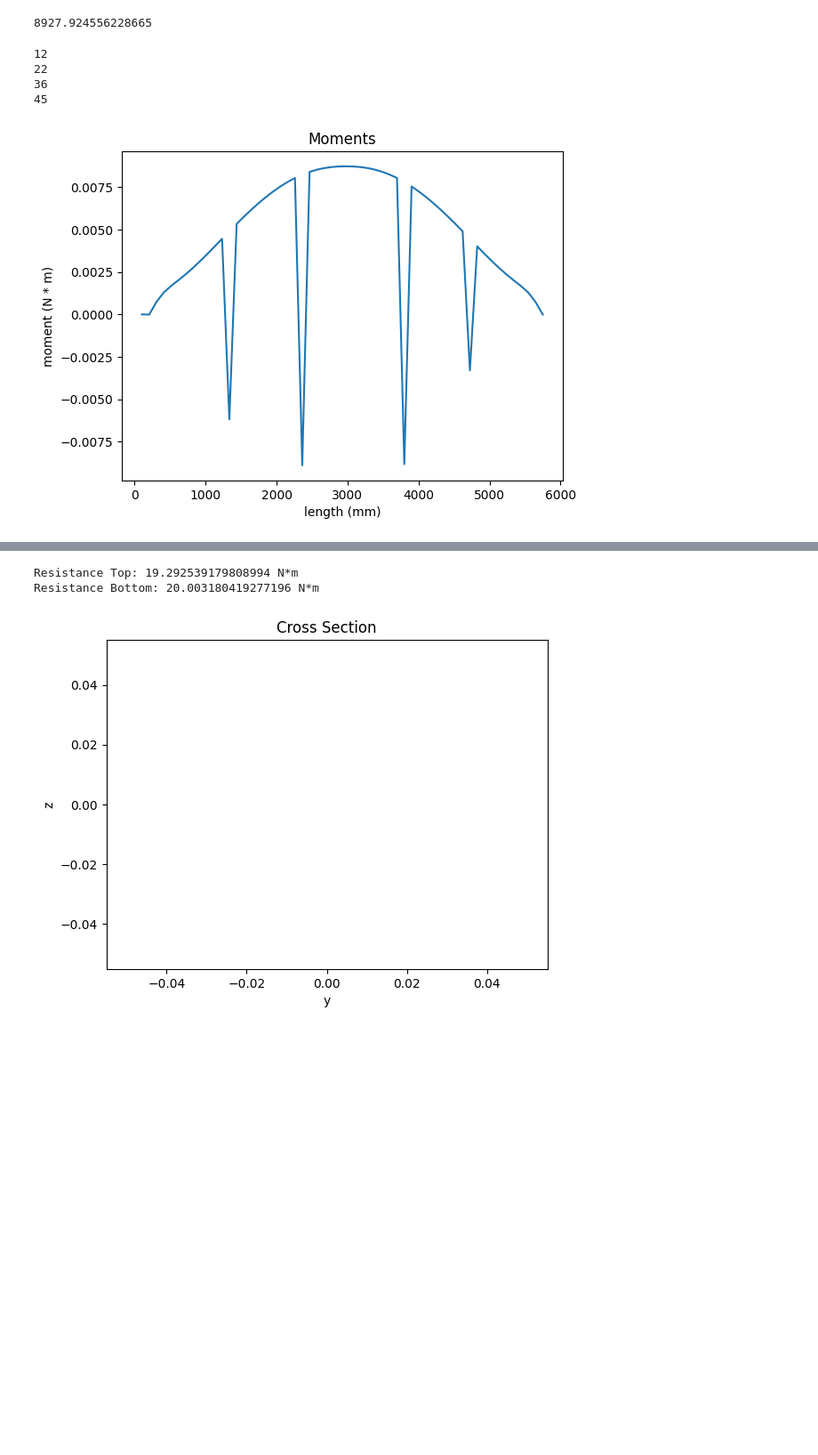
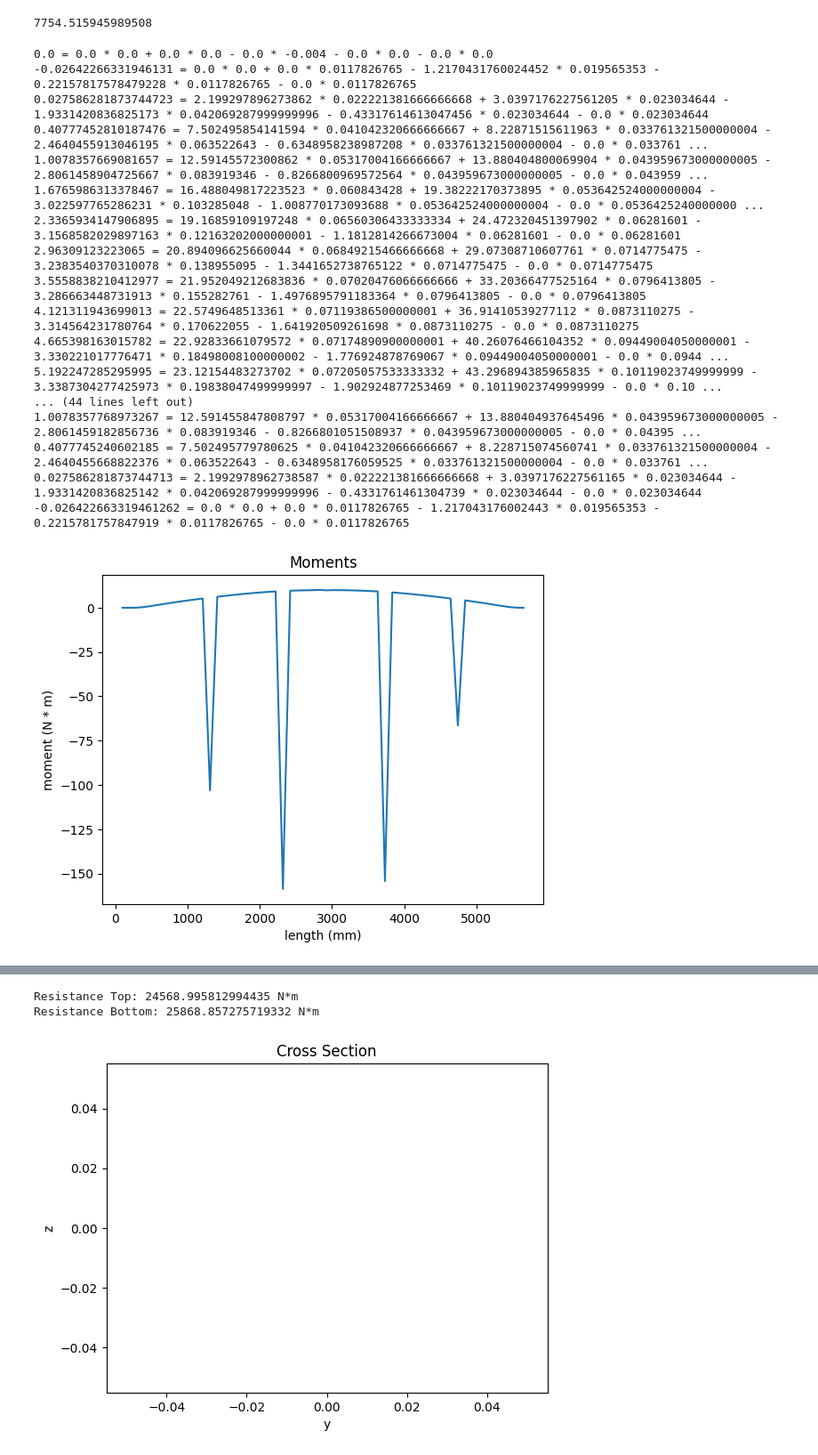
Before and after one commit to UWaterlooConcreteCanoe/Structural_Analysis, a Jupyter notebook: Transverse_Bending.ipynb, the cells around one changed output, grey strips where cells are left out. Shown at 89% size. Saved outputs shown, nothing was run; the diff lists cells and outputs as text; code cells hidden in the pictures; blank space fills up the shorter version.

```diff
--- a/Transverse_Bending.ipynb
+++ b/Transverse_Bending.ipynb
@@ -46,7 +46,7 @@ yung_modulus_mesh = 72500 # MPa
 
 N = yung_modulus_mesh / yung_modulus_concrete
 
-area_mesh_per_station = 6.156
+area_mesh_per_station = 6.156 # mm^2
 # area_mesh_per_mm_transverse = 0.06
 
 ybar_mesh = cv.d_mesh_1
@@ -61,14 +61,14 @@ ybar_concrete = concrete_thickness_mm/2
 
 
 
-ybar_top = (ybar_mesh * area_equi_concrete + ybar_concrete * cross_sectional_area_of_concrete) / (area_equi_concrete + cross_sectional_area_of_concrete)
+ybar_top = (ybar_mesh * area_equi_concrete + ybar_concrete * cross_sectional_area_of_concrete) / (area_equi_concrete + cross_sectional_area_of_concrete) # mm
 ybar_bottom = concrete_thickness_mm - ybar_top
 
-I = (globalStationLength * concrete_thickness_mm**3 / 12)+((concrete_thickness_mm*globalStationLength)*(ybar_top-ybar_concrete)**2)+(area_equi_concrete*(ybar_mesh-ybar_top)**2)
+I = (globalStationLength * concrete_thickness_mm**3 /12) + ((concrete_thickness_mm * globalStationLength) * ybar_top-ybar_concrete**2) + (area_equi_concrete * ybar_mesh-ybar_top**2)
 
 print(I)
 # %% [output]
-8927.924556228665
+7754.515945989508
 # %%
 # Outer Hull Volume: Assume station is filled up with concrete
 station_no = x_out.nunique() # number of stations
@@ -126,22 +126,22 @@ for k in range(0,station_no-1,1):
             Z2.append(z_out[i])
 
     # Calculate length, width, depth and waterline of this station
-    station_length = (X2_value - X1_value) / 1000
-    station_width = max(Y1) / 1000
-    station_depth = abs(min(Z1)) / 1000
-    waterline = max(station_depth - grasshopper / 1000, 0)
+    station_length = (X2_value - X1_value) / 1000 # m
+    station_width = max(Y1) / 1000 # m
+    station_depth = abs(min(Z1)) / 1000 # m
+    waterline = max(station_depth - grasshopper / 1000, 0) # m
 
-    moment_arm1 = station_width - concrete_thickness/2
-    moment_arm2 = station_width/2
+    moment_arm1 = station_width - concrete_thickness/2 # m
+    moment_arm2 = station_width/2 # m
     self_weight1 = concrete_thickness * station_depth * station_length * concrete_density * 9.81 * DLF  # N
     self_weight2 = concrete_thickness * station_width * station_length * concrete_density * 9.81 * DLF # N
 
     #                              ----------pressure--------- * --------------area---------------
-    horizontal_hydrostatic_force = 1000 * 9.81 * waterline / 2 * waterline * station_length
-    horizontal_hydrostatic_distance = waterline / 3
+    horizontal_hydrostatic_force = 1000 * 9.81 * waterline / 2 * waterline * station_length # N
+    horizontal_hydrostatic_distance = waterline / 3 # m
 
-    vertical_hydrostatic_force = 1000 * 9.81 * waterline * station_width * station_length
-    vertical_hydrostatic_distance = station_width / 2
+    vertical_hydrostatic_force = 1000 * 9.81 * waterline * station_width * station_length # N
+    vertical_hydrostatic_distance = station_width / 2 # m
 
     # Determine if a paddler is in this station
     current_paddler_weight = 0
@@ -151,41 +151,58 @@ for k in range(0,station_no-1,1):
         current_paddler_weight = paddler_weight[nextPaddler]
         print(k)
         if(nextPaddler < len(pad_po) - 1):
             nextPaddler += 1
-    moment_arm_paddler = station_width / 2
 
-    moment = (horizontal_hydrostatic_force * horizontal_hydrostatic_distance + vertical_hydrostatic_force * vertical_hydrostatic_distance - self_weight1 * moment_arm1 - self_weight2 * moment_arm2 - current_paddler_weight * moment_arm_paddler) / 1000
+    moment_arm_paddler = station_width / 2 # m
+    current_paddler_weight *= 9.81 # N
 
-    stress_top.append(moment*(ybar_top/1000)/I)
-    stress_bottom.append(-moment*(ybar_bottom/1000)/I)
+    moment = horizontal_hydrostatic_force * horizontal_hydrostatic_distance + vertical_hydrostatic_force * vertical_hydrostatic_distance - self_weight1 * moment_arm1 - self_weight2 * moment_arm2 - current_paddler_weight * moment_arm_paddler
 
-    resistance_top.append(compressive_strength * I / (ybar_top) /1000) # Nm
-    resistance_bottom.append(compressive_strength * I / (ybar_bottom) /1000)  # Nm
+    print(f"{moment} = {horizontal_hydrostatic_force} * {horizontal_hydrostatic_distance} + {vertical_hydrostatic_force} * {vertical_hydrostatic_distance} - {self_weight1} * {moment_arm1} - {self_weight2} * {moment_arm2} - {current_paddler_weight} * {moment_arm_paddler}")
+
+    stress_top.append(moment*1000*ybar_top/I) # N/mm^2 (MPa)
+    stress_bottom.append(-moment*1000*ybar_bottom/I) # N/mm^2 (MPa)
+
+    resistance_top.append(compressive_strength * I / ybar_top) # Nm
+    resistance_bottom.append(compressive_strength * I / ybar_bottom)  # Nm
 
     station_moments.append(moment)
 
 
 
 
 
 plt.plot(station[1:57], station_moments)
 plt.title('Moments')
 plt.xlabel('length (mm)')
 plt.ylabel('moment (N * m)')
 plt.show()
 
 plt.plot(station[1:57], stress_top)
 plt.plot(station[1:57], stress_bottom)
 plt.title('Stress')
 plt.xlabel('length (mm)')
 plt.ylabel('moment (N * m)')
 plt.show()
 
 print("Resistance Top:", resistance_top[23], "N*m")
 print("Resistance Bottom:", resistance_bottom[23], "N*m")
 # %% [output]
-12
-22
-36
-45
+0.0 = 0.0 * 0.0 + 0.0 * 0.0 - 0.0 * -0.004 - 0.0 * 0.0 - 0.0 * 0.0
+-0.02642266331946131 = 0.0 * 0.0 + 0.0 * 0.0117826765 - 1.2170431760024452 * 0.019565353 - 0.22157817578479228 * 0.0117826765 - 0.0 * 0.0117826765
+0.027586281873744723 = 2.199297896273862 * 0.022221381666666668 + 3.0397176227561205 * 0.023034644 - 1.9331420836825173 * 0.042069287999999996 - 0.43317614613047456 * 0.023034644 - 0.0 * 0.023034644
+0.40777452810187476 = 7.502495854141594 * 0.041042320666666667 + 8.22871515611963 * 0.033761321500000004 - 2.4640455913046195 * 0.063522643 - 0.6348958238987208 * 0.033761321500000004 - 0.0 * 0.033761 ...
+1.0078357669081657 = 12.59145572300862 * 0.05317004166666667 + 13.880404800069904 * 0.043959673000000005 - 2.8061458904725667 * 0.083919346 - 0.8266800969572564 * 0.043959673000000005 - 0.0 * 0.043959 ...
+1.6765986313378467 = 16.488049817223523 * 0.060843428 + 19.38222170373895 * 0.053642524000000004 - 3.022597765286231 * 0.103285048 - 1.008770173093688 * 0.053642524000000004 - 0.0 * 0.0536425240000000 ...
+2.3365934147906895 = 19.16859109197248 * 0.06560306433333334 + 24.472320451397902 * 0.06281601 - 3.1568582029897163 * 0.12163202000000001 - 1.1812814266673004 * 0.06281601 - 0.0 * 0.06281601
+2.96309123223065 = 20.894096625660044 * 0.06849215466666668 + 29.07308710607761 * 0.0714775475 - 3.2383540370310078 * 0.138955095 - 1.3441652738765122 * 0.0714775475 - 0.0 * 0.0714775475
+3.5558838210412977 = 21.952049212683836 * 0.07020476066666666 + 33.20366477525164 * 0.0796413805 - 3.286663448731913 * 0.155282761 - 1.4976895791183364 * 0.0796413805 - 0.0 * 0.0796413805
+4.121311943699013 = 22.5749648513361 * 0.07119386500000001 + 36.91410539277112 * 0.0873110275 - 3.314564231780764 * 0.170622055 - 1.641920509261698 * 0.0873110275 - 0.0 * 0.0873110275
+4.665398163015782 = 22.92833661079572 * 0.07174890900000001 + 40.26076466104352 * 0.09449004050000001 - 3.330221017776471 * 0.18498008100000002 - 1.776924878769067 * 0.09449004050000001 - 0.0 * 0.0944 ...
+5.192247285295995 = 23.12154483273702 * 0.07205057533333332 + 43.296894385965835 * 0.10119023749999999 - 3.3387304277425973 * 0.19838047499999997 - 1.902924877253469 * 0.10119023749999999 - 0.0 * 0.10 ...
+... (44 lines left out)
+1.0078357768973267 = 12.591455847808797 * 0.05317004166666667 + 13.880404937645496 * 0.043959673000000005 - 2.8061459182856736 * 0.083919346 - 0.8266801051508937 * 0.043959673000000005 - 0.0 * 0.04395 ...
+0.4077745240602185 = 7.502495779780625 * 0.041042320666666667 + 8.228715074560741 * 0.033761321500000004 - 2.4640455668822376 * 0.063522643 - 0.6348958176059525 * 0.033761321500000004 - 0.0 * 0.033761 ...
+0.027586281873744713 = 2.1992978962738587 * 0.022221381666666668 + 3.0397176227561165 * 0.023034644 - 1.9331420836825142 * 0.042069287999999996 - 0.4331761461304739 * 0.023034644 - 0.0 * 0.023034644
+-0.026422663319461262 = 0.0 * 0.0 + 0.0 * 0.0117826765 - 1.217043176002443 * 0.019565353 - 0.2215781757847919 * 0.0117826765 - 0.0 * 0.0117826765
-[figure, old version]
+[figure, new version]
@@ -193,5 +210,5 @@ print("Resistance Bottom:", resistance_bottom[23], "N*m")
-Resistance Top: 19.292539179808994 N*m
-Resistance Bottom: 20.003180419277196 N*m
+Resistance Top: 24568.995812994435 N*m
+Resistance Bottom: 25868.857275719332 N*m
 # %%
 plt.plot(printCrossSectionYOut, printCrossSectionZOut)
 plt.plot(printCrossSectionCOMPAREYOut, printCrossSectionCOMPAREZOut)
```
Also changed, not shown: parts of 1 cell of this notebook, 1 other file.
